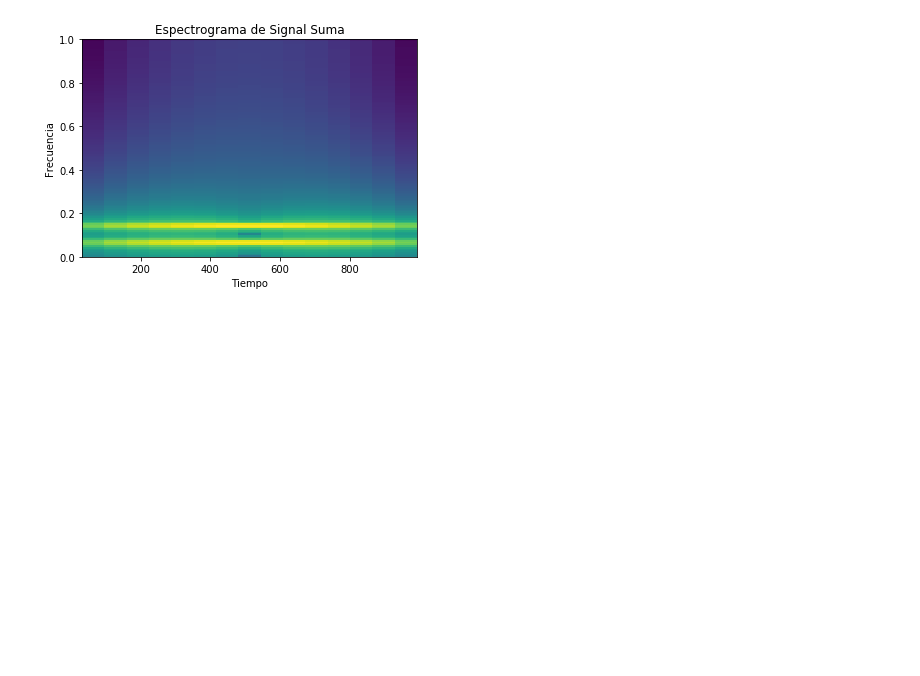
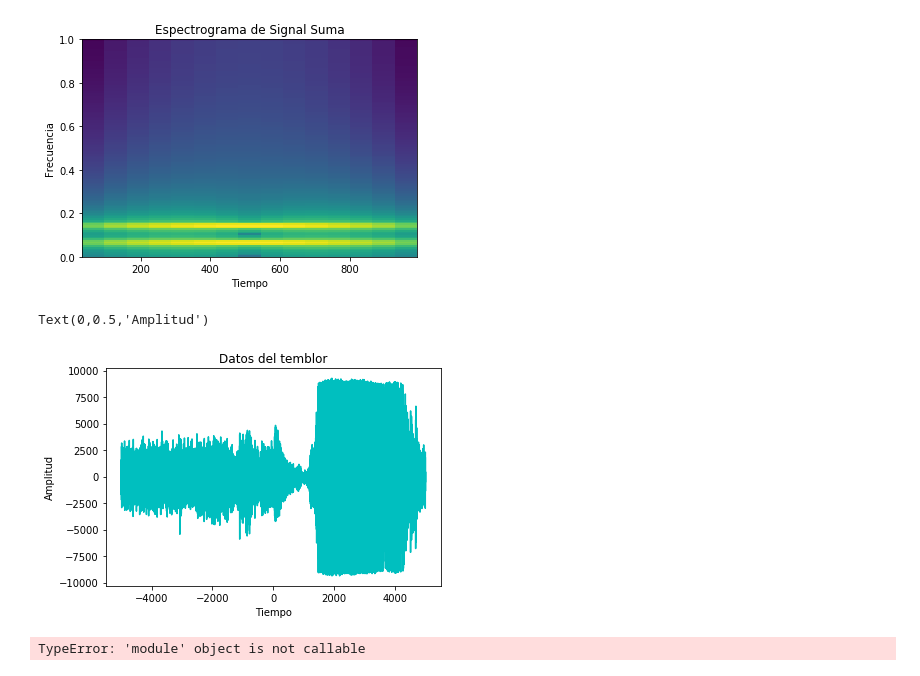
Before and after one commit to camilogarzonrojas/GarzonCamilo_hw2, a Jupyter notebook: Untitled.ipynb, the cells around one changed output. Cells and saved outputs as stored; diff of their text form; code cells hidden in the pictures; blank space fills up the shorter version.

Commit message:
Avances tarea2 abril 22 temblor

```diff
--- a/Untitled.ipynb
+++ b/Untitled.ipynb
@@ -103,3 +103,24 @@ plt.title('Espectrograma de Signal Suma')
 # %% [output]
 Text(0.5,1,'Espectrograma de Signal Suma')
 [figure]
+# %%
+#Se almacenan los datos de temblor.txt
+datos_temblor=np.genfromtxt('temblor.txt',skip_header=4)
+t=np.linspace(-5000,5000,90001)
+
+#Se grafican los datos del temblor
+plt.figure()
+plt.plot(t,datos_temblor,c='c')
+plt.title('Datos del temblor')
+plt.xlabel('Tiempo')
+plt.ylabel('Amplitud')
+# %% [output]
+Text(0,0.5,'Amplitud')
+[figure, added]
+# %%
+#Transformada de Fourier con scipy
+fourier_scipy=fft(datos_temblor)
+plt.figure()
+plt.plot(fourier_scipy)
+# %% [output]
+TypeError: 'module' object is not callable
```
Also changed, not shown: parts of 1 cell of this notebook, 2 other files.
